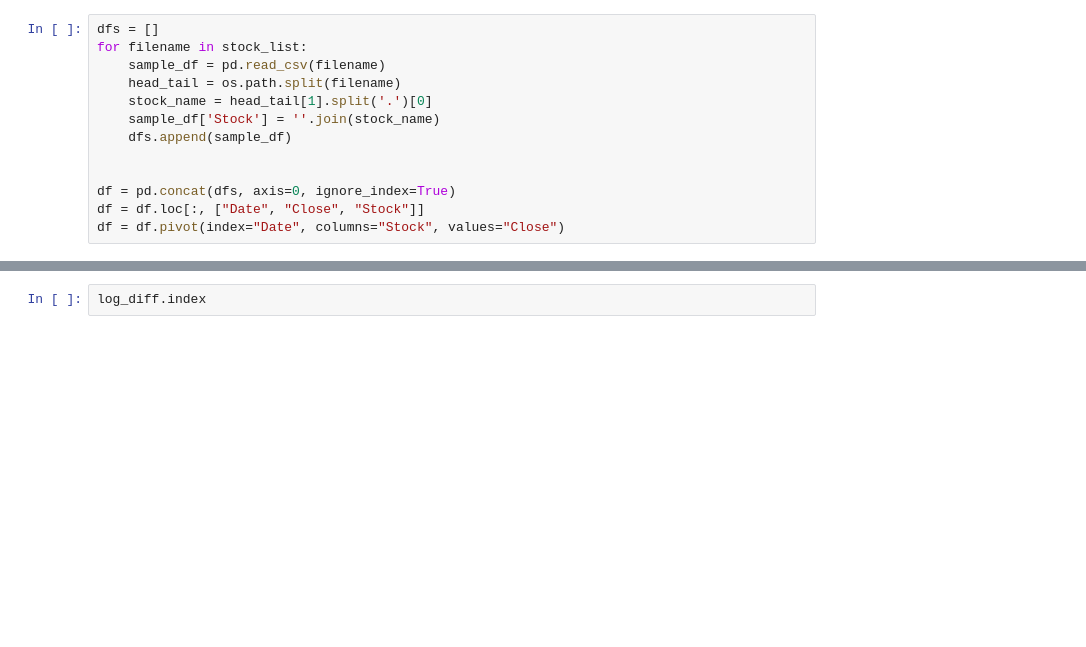
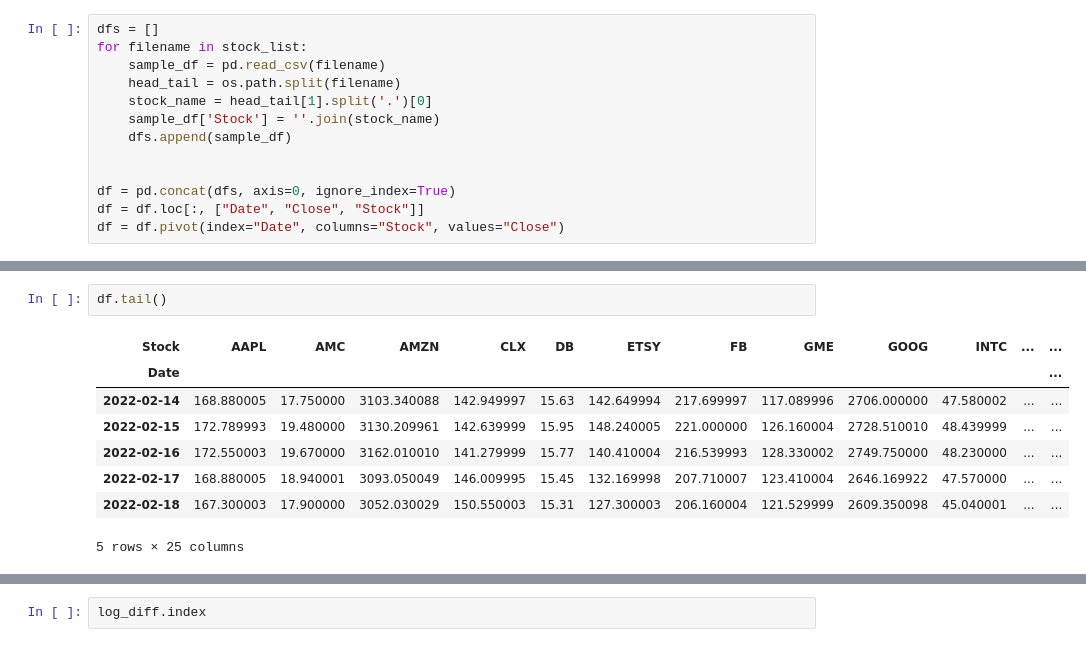
Before and after one commit to spaceonion1001/LD-CPD, a Jupyter notebook: notebooks/Stocks_CPD.ipynb, the cells around one changed output, grey strips where cells are left out. Saved outputs shown, nothing was run; the diff lists cells and outputs as text; blank space fills up the shorter version.

```diff
--- a/notebooks/Stocks_CPD.ipynb
+++ b/notebooks/Stocks_CPD.ipynb
@@ -75,3 +75,14 @@ df.head()
+# %%
+df.tail()
+# %% [output]
+| Stock | AAPL | AMC | AMZN | CLX | DB | ETSY | FB | GME | GOOG | INTC | ... | ... |
+| Date |  |  |  |  |  |  |  |  |  |  |  | ... |
+| 2022-02-14 | 168.880005 | 17.750000 | 3103.340088 | 142.949997 | 15.63 | 142.649994 | 217.699997 | 117.089996 | 2706.000000 | 47.580002 | ... | ... |
+| 2022-02-15 | 172.789993 | 19.480000 | 3130.209961 | 142.639999 | 15.95 | 148.240005 | 221.000000 | 126.160004 | 2728.510010 | 48.439999 | ... | ... |
+| 2022-02-16 | 172.550003 | 19.670000 | 3162.010010 | 141.279999 | 15.77 | 140.410004 | 216.539993 | 128.330002 | 2749.750000 | 48.230000 | ... | ... |
+| 2022-02-17 | 168.880005 | 18.940001 | 3093.050049 | 146.009995 | 15.45 | 132.169998 | 207.710007 | 123.410004 | 2646.169922 | 47.570000 | ... | ... |
+| 2022-02-18 | 167.300003 | 17.900000 | 3052.030029 | 150.550003 | 15.31 | 127.300003 | 206.160004 | 121.529999 | 2609.350098 | 45.040001 | ... | ... |
+5 rows × 25 columns
 # %%
 df.columns
 # %% [output]
```
Also changed, not shown: parts of 7 cells of this notebook, 8 other files.
